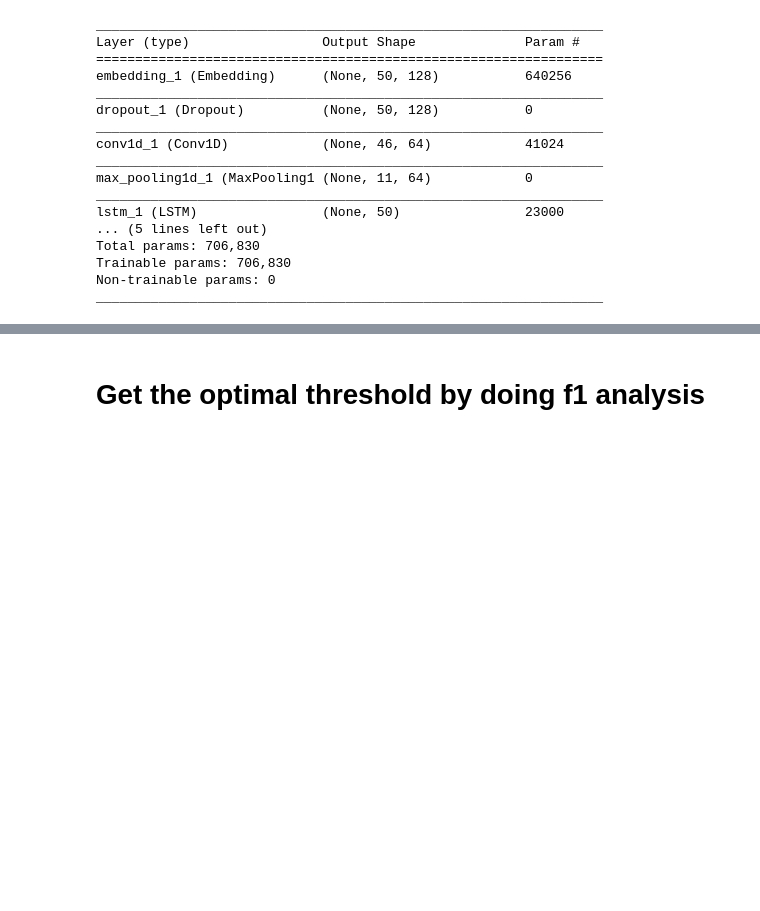
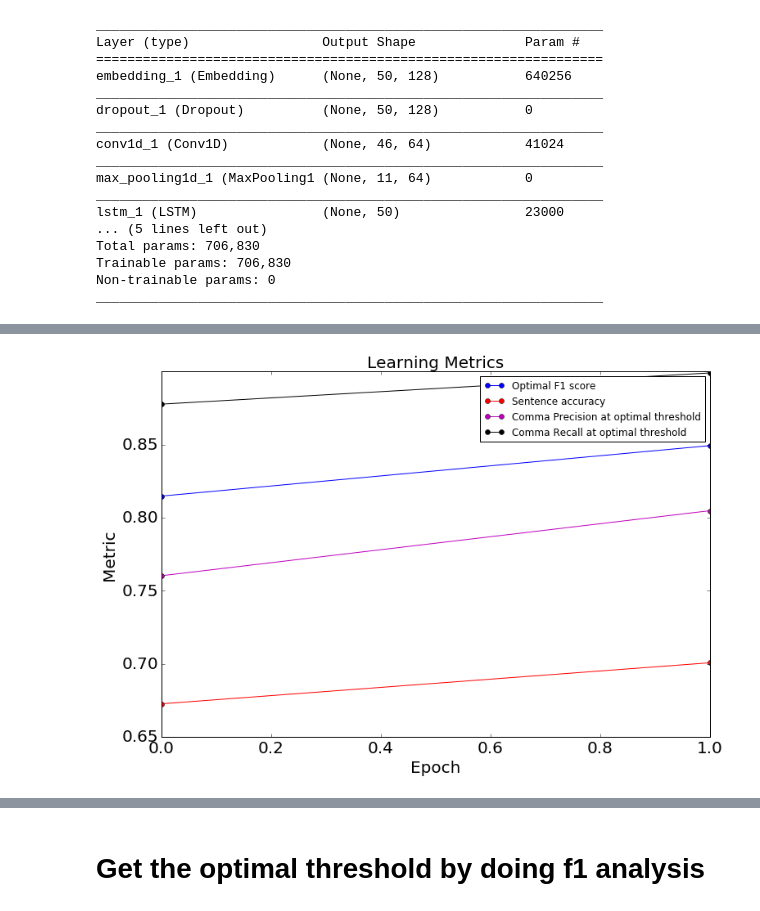
Before and after one commit to fraggle-inc/komma-dev, a Jupyter notebook: experimentation.ipynb, the cells around one changed output, grey strips where cells are left out. Cells and saved outputs as stored; diff of their text form; code cells hidden in the pictures; blank space fills up the shorter version.

```diff
--- a/experimentation.ipynb
+++ b/experimentation.ipynb
@@ -206,0 +171,4 @@ Final validation loss 0.0424179007514
+# %%
+metrics.plot_metrics(METRIC_CALLBACK)
+# %% [output]
+[figure, added]
```
Also changed, not shown: parts of 34 cells of this notebook, 2 other files.
